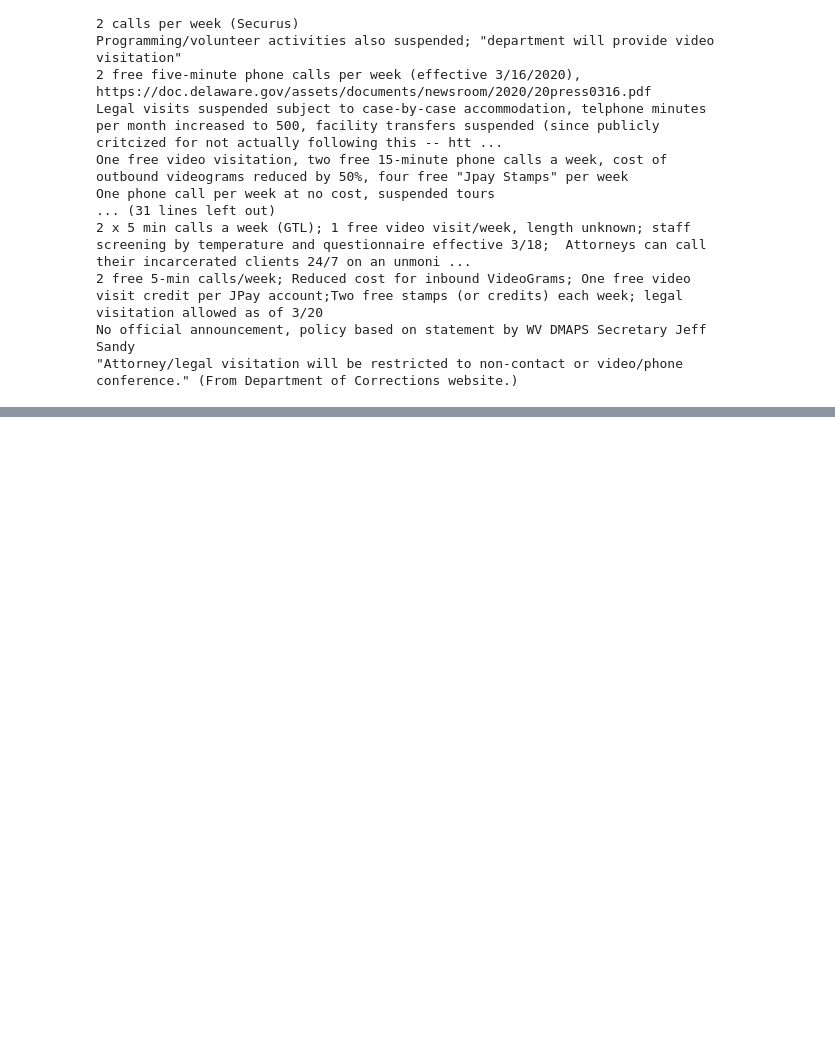
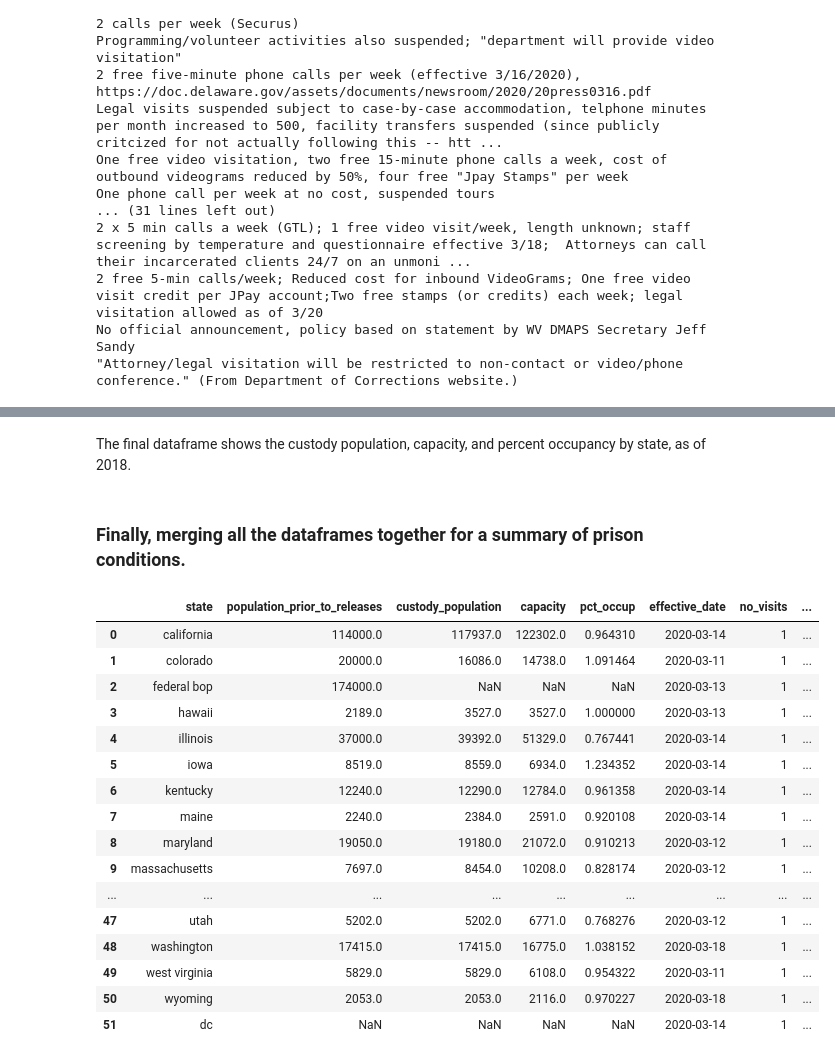
Before and after one commit to christi-liongson/covid_decarceration, a Jupyter notebook: exploratory_analysis/prison_data_processing.ipynb, the cells around one changed output, grey strips where cells are left out. Cells and saved outputs as stored; diff of their text form; code cells hidden in the pictures; blank space fills up the shorter version.

Commit message:
got the prison condition data running!

```diff
--- a/exploratory_analysis/prison_data_processing.ipynb
+++ b/exploratory_analysis/prison_data_processing.ipynb
@@ -80,0 +200,10 @@ distance_policies.head(5)
+# %%
+capacity = pcw.clean_str_cols(capacity, ["state"])
+capacity = pcw.clean_numeric_cols(capacity, ["rated", "operational", "custody_population"])
+# %%
+# The operational capacity is the default for a prison capacity - this is the capacity of a state based on staffing and
+# services. The rated capacity is the capacity as established by a rating official. The custody population is the number
+# of people actually incarcerated. For details on the get_capacity() function, see the prison_conditions_wrangle module
+capacity = pcw.get_capacity_pct(capacity, "operational", ["rated", "custody_population"])
+# %%
+prison_capacity = pcw.select_columns(capacity, ["state", "custody_population", "capacity", "pct_occup"])
@@ -80,0 +219,28 @@ distance_policies.head(5)
+# %% [markdown]
+The final dataframe shows the custody population, capacity, and percent occupancy by state, as of 2018.
+# %% [markdown]
+### Finally, merging all the dataframes together for a summary of prison conditions.
+# %%
+policies_and_pop = prison_capacity.merge(distance_policies, how="outer", on="state")
+prison_conditions = prison_pop.merge(policies_and_pop, how="outer", on="state")
+prison_conditions["population_prior_to_releases"].fillna(prison_conditions["custody_population"], inplace=True)
+# %%
+prison_conditions
+# %% [output]
+|  | state | population_prior_to_releases | custody_population | capacity | pct_occup | effective_date | no_visits | ... |
+| 0 | california | 114000.0 | 117937.0 | 122302.0 | 0.964310 | 2020-03-14 | 1 | ... |
+| 1 | colorado | 20000.0 | 16086.0 | 14738.0 | 1.091464 | 2020-03-11 | 1 | ... |
+| 2 | federal bop | 174000.0 | NaN | NaN | NaN | 2020-03-13 | 1 | ... |
+| 3 | hawaii | 2189.0 | 3527.0 | 3527.0 | 1.000000 | 2020-03-13 | 1 | ... |
+| 4 | illinois | 37000.0 | 39392.0 | 51329.0 | 0.767441 | 2020-03-14 | 1 | ... |
+| 5 | iowa | 8519.0 | 8559.0 | 6934.0 | 1.234352 | 2020-03-14 | 1 | ... |
+| 6 | kentucky | 12240.0 | 12290.0 | 12784.0 | 0.961358 | 2020-03-14 | 1 | ... |
+| 7 | maine | 2240.0 | 2384.0 | 2591.0 | 0.920108 | 2020-03-14 | 1 | ... |
+| 8 | maryland | 19050.0 | 19180.0 | 21072.0 | 0.910213 | 2020-03-12 | 1 | ... |
+| 9 | massachusetts | 7697.0 | 8454.0 | 10208.0 | 0.828174 | 2020-03-12 | 1 | ... |
+| ... | ... | ... | ... | ... | ... | ... | ... | ... |
+| 47 | utah | 5202.0 | 5202.0 | 6771.0 | 0.768276 | 2020-03-12 | 1 | ... |
+| 48 | washington | 17415.0 | 17415.0 | 16775.0 | 1.038152 | 2020-03-18 | 1 | ... |
+| 49 | west virginia | 5829.0 | 5829.0 | 6108.0 | 0.954322 | 2020-03-11 | 1 | ... |
+| 50 | wyoming | 2053.0 | 2053.0 | 2116.0 | 0.970227 | 2020-03-18 | 1 | ... |
+| 51 | dc | NaN | NaN | NaN | NaN | 2020-03-14 | 1 | ... |
```
Also changed, not shown: parts of 21 cells of this notebook, 1 other file.
